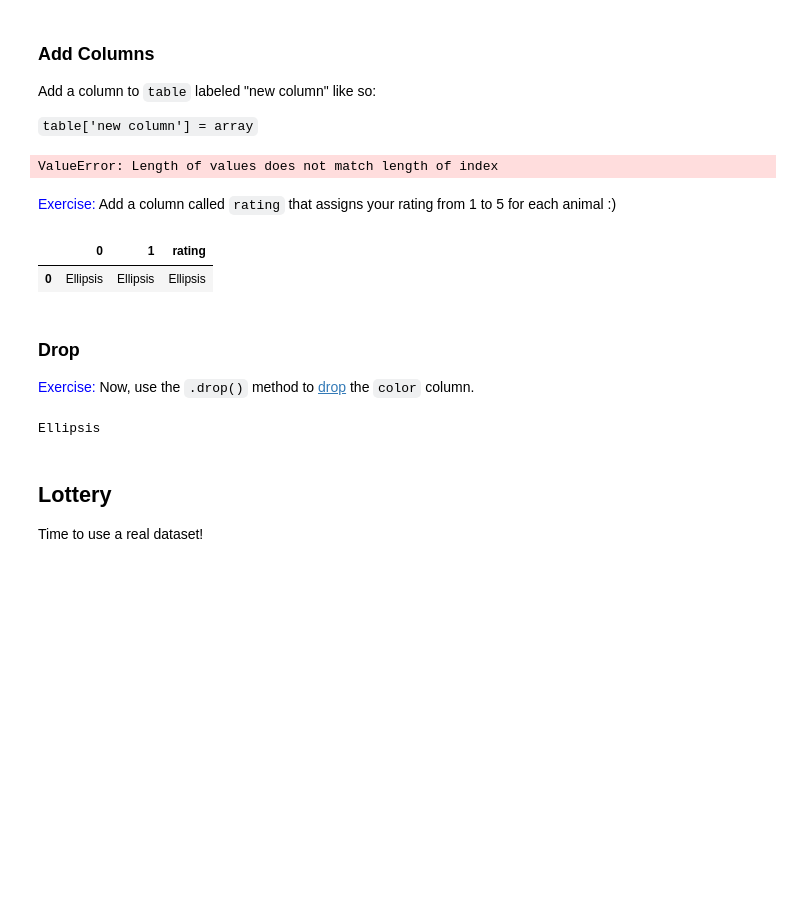
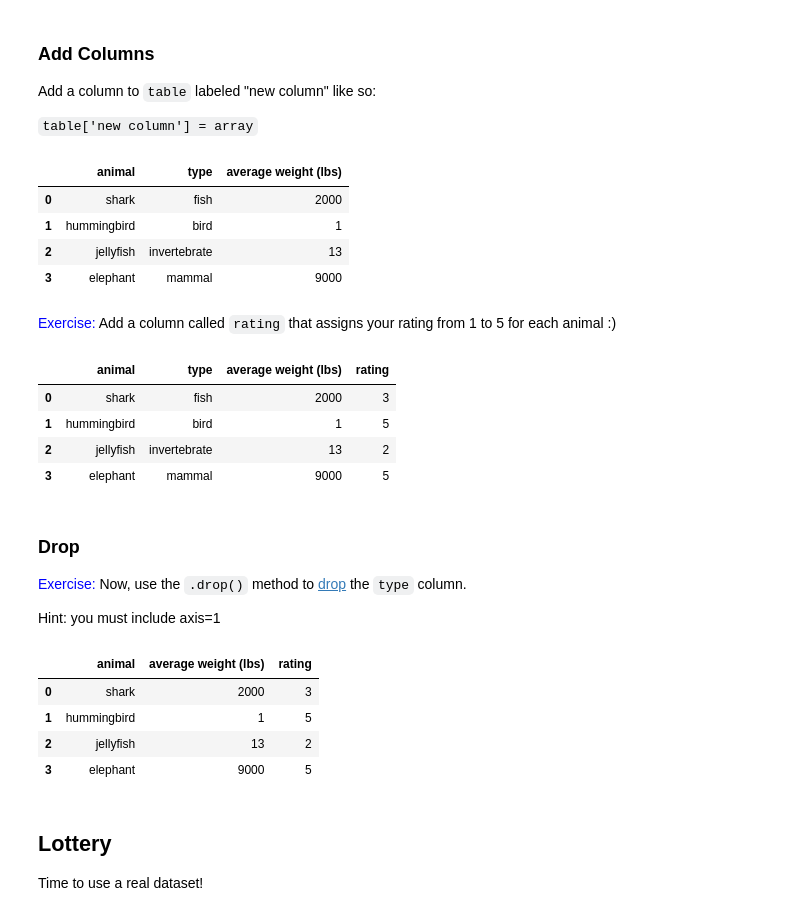
Before and after one commit to mpagador/python-libraries-visualization-workshop, a Jupyter notebook: DSS_Python_Libraries_Visualizations_Workshop_3_6_(Notebook).ipynb, the cells around one changed output. Cells and saved outputs as stored; diff of their text form; code cells hidden in the pictures; blank space fills up the shorter version.

````diff
--- a/DSS_Python_Libraries_Visualizations_Workshop_3_6_(Notebook).ipynb
+++ b/DSS_Python_Libraries_Visualizations_Workshop_3_6_(Notebook).ipynb
@@ -280,5 +323,5 @@ _How to make a Series:_
 # %%
-array = np.array(...)
-type_column = pd.Series(...)
+type_array = np.array(['fish', 'bird', 'invertebrate', 'mammal'])
+type_column = pd.Series(type_array, name='type')
 type_column
 # %% [output]
@@ -287,7 +333,7 @@ dtype: object
 # %% [markdown]
 <font color="blue">Exercise:</font> Make another Series for the animal column:
 # %%
-array = np.array(...)
-animal_column = pd.Series(...)
+animal_array = np.array(['shark', 'hummingbird', 'jellyfish', 'elephant'])
+animal_column = pd.Series(animal_array, name='animal')
 animal_column
 # %% [output]
@@ -300,6 +349,6 @@ Combine your Series into a table!
 
 Don't forget the ```1``` or you'll just make a giant Series.
 # %%
-animal_info = pd.concat([type_column, animal_column], 1)
+animal_info = pd.concat([animal_column, type_column], 1)
 animal_info
 # %% [output]
@@ -343,26 +399,39 @@ Add a column to `table` labeled "new column" like so:
 animal_info['average weight (lbs)'] = np.array([2000, 1, 13, 9000])
 animal_info
 # %% [output]
-ValueError: Length of values does not match length of index
+|  | animal | type | average weight (lbs) |
+| 0 | shark | fish | 2000 |
+| 1 | hummingbird | bird | 1 |
+| 2 | jellyfish | invertebrate | 13 |
+| 3 | elephant | mammal | 9000 |
 # %% [markdown]
 <font color="blue">Exercise:</font> Add a column called ```rating``` that assigns your rating from 1 to 5 for each animal :)
 # %%
-animal_info['rating'] = ...
+animal_info['rating'] = np.array([3, 5, 2, 5])
 
 animal_info  # should now include a rating column
 # %% [output]
-|  | 0 | 1 | rating |
-| 0 | Ellipsis | Ellipsis | Ellipsis |
+|  | animal | type | average weight (lbs) | rating |
+| 0 | shark | fish | 2000 | 3 |
+| 1 | hummingbird | bird | 1 | 5 |
+| 2 | jellyfish | invertebrate | 13 | 2 |
+| 3 | elephant | mammal | 9000 | 5 |
 # %% [markdown]
 ### Drop
 
-<font color="blue">Exercise:</font> Now, use the `.drop()` method to [drop](https://pandas.pydata.org/pandas-docs/stable/generated/pandas.DataFrame.drop.html) the `color` column.
+<font color="blue">Exercise:</font> Now, use the `.drop()` method to [drop](https://pandas.pydata.org/pandas-docs/stable/generated/pandas.DataFrame.drop.html) the `type` column.
+
+Hint: you must include axis=1
 # %%
-animal_info_without_type = ... # must include axis=1
+animal_info_without_type = animal_info.drop('type', axis=1)
 
 animal_info_without_type
 # %% [output]
-Ellipsis
+|  | animal | average weight (lbs) | rating |
+| 0 | shark | 2000 | 3 |
+| 1 | hummingbird | 1 | 5 |
+| 2 | jellyfish | 13 | 2 |
+| 3 | elephant | 9000 | 5 |
 # %% [markdown]
 ## Lottery
 
````
Also changed, not shown: parts of 20 cells of this notebook.
